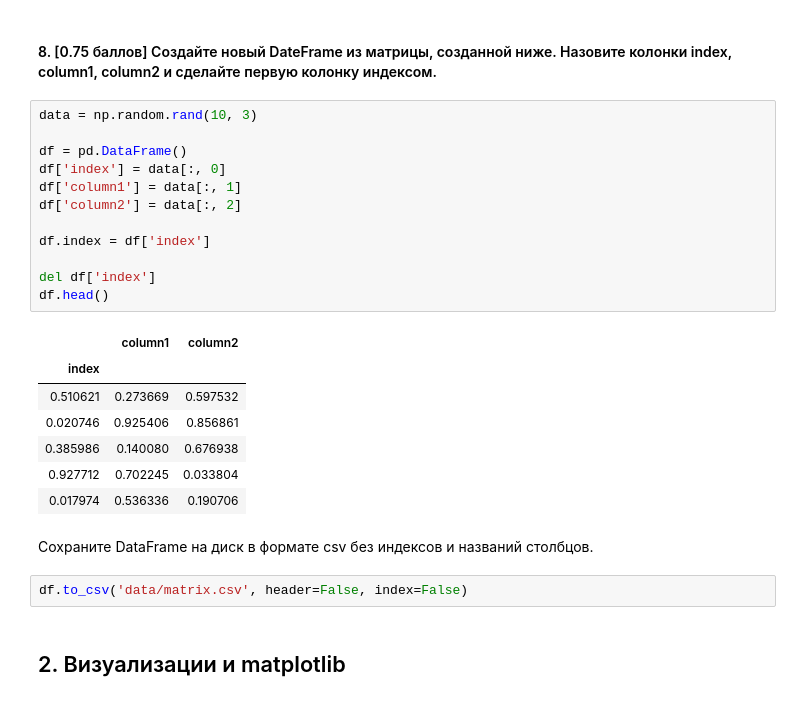
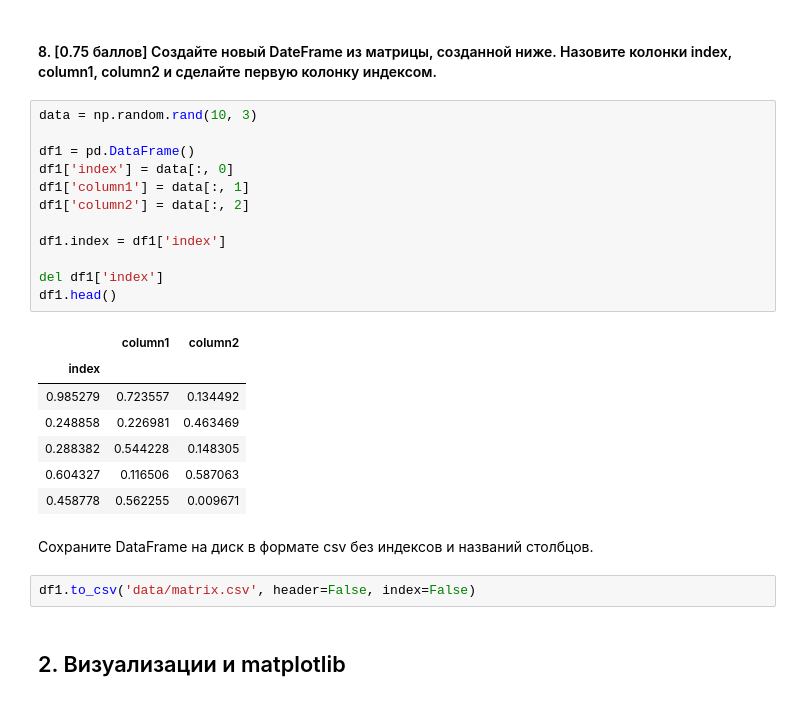
Before and after one commit to hse-mlearn/ha-01-danyanyam, a Jupyter notebook: homework-practice-01.ipynb, the cells around one changed output. Saved outputs shown, nothing was run; the diff lists cells and outputs as text.

```diff
--- a/homework-practice-01.ipynb
+++ b/homework-practice-01.ipynb
@@ -242,27 +249,27 @@ print('{} заказов содержали ровно 1 товар.'.format(piv
 # %%
 data = np.random.rand(10, 3)
 
-df = pd.DataFrame()
-df['index'] = data[:, 0]
-df['column1'] = data[:, 1]
-df['column2'] = data[:, 2]
+df1 = pd.DataFrame()
+df1['index'] = data[:, 0]
+df1['column1'] = data[:, 1]
+df1['column2'] = data[:, 2]
 
-df.index = df['index']
+df1.index = df1['index']
 
-del df['index']
-df.head()
+del df1['index']
+df1.head()
 # %% [output]
 |  | column1 | column2 |
 | index |  |  |
-| 0.510621 | 0.273669 | 0.597532 |
-| 0.020746 | 0.925406 | 0.856861 |
-| 0.385986 | 0.140080 | 0.676938 |
-| 0.927712 | 0.702245 | 0.033804 |
-| 0.017974 | 0.536336 | 0.190706 |
+| 0.985279 | 0.723557 | 0.134492 |
+| 0.248858 | 0.226981 | 0.463469 |
+| 0.288382 | 0.544228 | 0.148305 |
+| 0.604327 | 0.116506 | 0.587063 |
+| 0.458778 | 0.562255 | 0.009671 |
 # %% [markdown]
 Сохраните DataFrame на диск в формате csv без индексов и названий столбцов.
 # %%
-df.to_csv('data/matrix.csv', header=False, index=False)
+df1.to_csv('data/matrix.csv', header=False, index=False)
 # %% [markdown]
 ## 2. Визуализации и matplotlib
 # %% [markdown]
```
Also changed, not shown: parts of 10 cells of this notebook.
